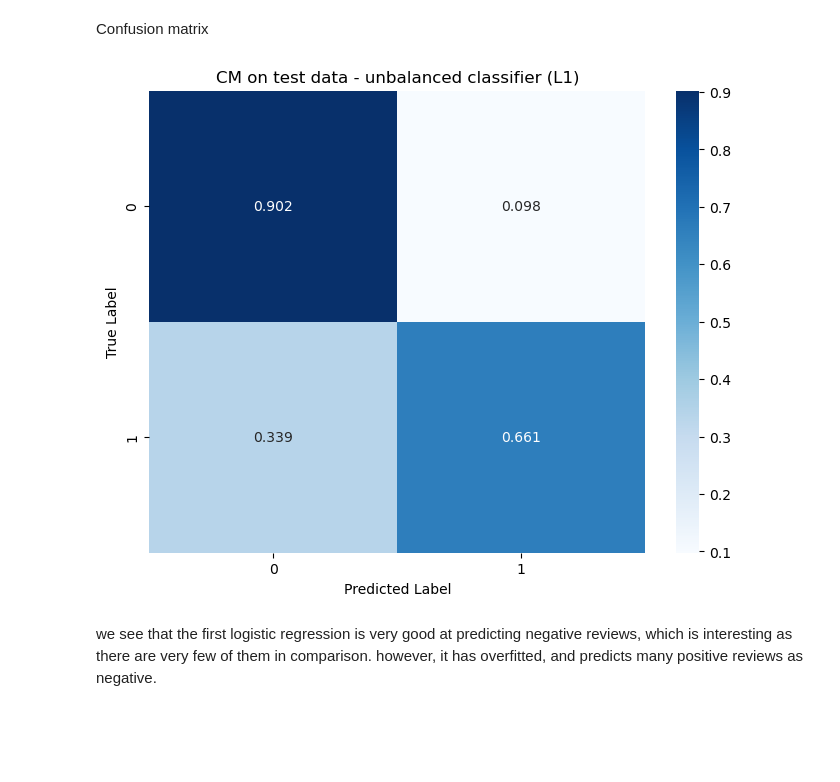
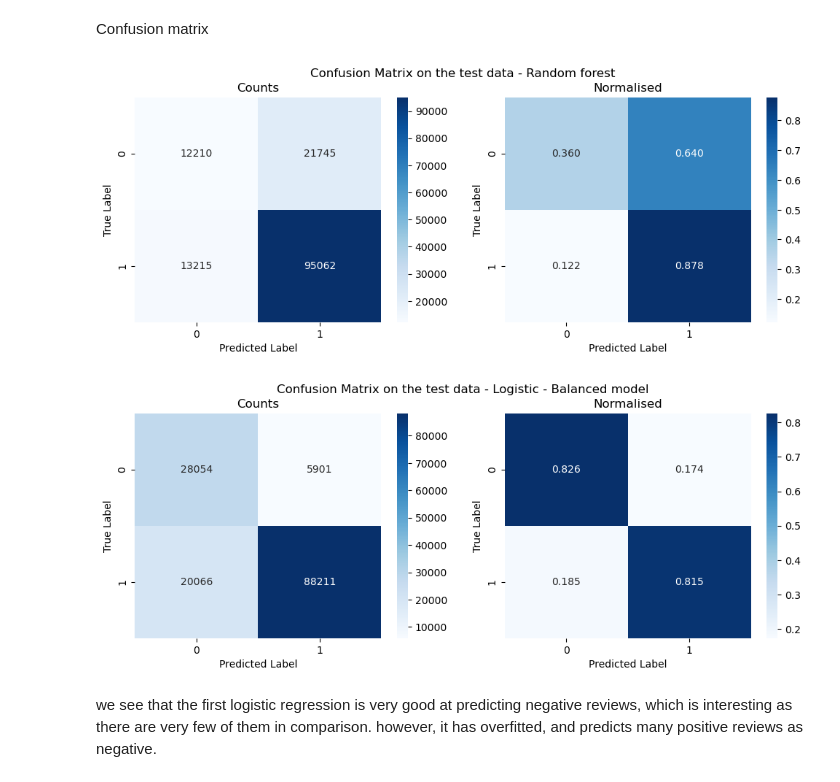
Before and after one commit to 0smee/nlp-capstone, a Jupyter notebook: notebooks/04-logistic-model.ipynb, the cells around one changed output. Saved outputs shown, nothing was run; the diff lists cells and outputs as text; code cells hidden in the pictures; blank space fills up the shorter version.

```diff
--- a/notebooks/04-logistic-model.ipynb
+++ b/notebooks/04-logistic-model.ipynb
@@ -37,0 +51,5 @@ X_train, X_test, y_train, y_test = train_test_split(X, y, test_size=0.2, stratif
+# %%
+X_train_unvec = X_train["reviewText"]
+X_train = X_train[X_train.columns[4:]]
+X_test_unvec = X_test["reviewText"]
+X_test = X_test[X_test.columns[4:]]
@@ -122,8 +127,8 @@ Fitting 5 folds for each of 4 candidates, totalling 20 fits
 fittedgrid.best_estimator_
 # %%
 
-estimators = [('normalise', StandardScaler()),
+estimators = [('vectorize', combined_features),
               ('model', LogisticRegression(C=10,penalty='l1', solver='liblinear',random_state=42))]
 pipe_final = Pipeline(estimators, verbose=True)
-pipe_final.fit(X_train, y_train)
+pipe_final.fit(X_train_unvec, y_train)
 # %% [output]
@@ -175,5 +206,5 @@ log_clas = pipe_final[-1]
 log_clas_bal = pipe_final_bal[-1]
 # %%
 # predictions for unbalanced
-y_pred_train = pipe_final.predict(X_train_transformed)
-y_pred_test = pipe_final.predict(X_test_transformed)
+y_pred_train = pipe_final.predict(X_train_unvec)
+y_pred_test = pipe_final.predict(X_test_unvec)
@@ -317,7 +367,7 @@ We see that both in the positive and negative reviews the same words appear, alt
 Confusion matrix
 # %%
 # unbalanced
-cm = confusion_matrix(y_test, y_pred_test, normalize="true")
-cm_count = confusion_matrix(y_test, y_pred_test)
+cm = confusion_matrix(y_test, y_pred_test)
+cm_norm = confusion_matrix(y_test, y_pred_test , normalize="true")
 # %%
 # balanced
@@ -326,11 +376,34 @@ cm_bal_count = confusion_matrix(y_test, y_pred_test_bal)
 # %%
-plt.figure(figsize=(8, 6))
-sns.heatmap(cm, annot=True, fmt=".3f", cmap="Blues")
+plt.subplots(1,2, figsize=(12, 4))
+plt.subplot(1,2,1)
+sns.heatmap(cm, annot=True, fmt="d", cmap="Blues")
 plt.xlabel("Predicted Label")
 plt.ylabel("True Label")
-plt.title("CM on test data - unbalanced classifier (L1)")
+plt.title("Counts")
+plt.subplot(1,2,2)
+sns.heatmap(cm_norm, annot=True, fmt=".3f", cmap="Blues")
+plt.xlabel("Predicted Label")
+plt.ylabel("True Label")
+plt.title("Normalised")
+plt.suptitle("Confusion Matrix on the test data - Random forest")
 plt.show()
 # %% [output]
-[figure, old version]
+[figure, new version]
+# %%
+plt.subplots(1,2, figsize=(12, 4))
+plt.subplot(1,2,1)
+sns.heatmap(cm_bal, annot=True, fmt="d", cmap="Blues")
+plt.xlabel("Predicted Label")
+plt.ylabel("True Label")
+plt.title("Counts")
+plt.subplot(1,2,2)
+sns.heatmap(cm_bal_norm, annot=True, fmt=".3f", cmap="Blues")
+plt.xlabel("Predicted Label")
+plt.ylabel("True Label")
+plt.title("Normalised")
+plt.suptitle("Confusion Matrix on the test data - Logistic - Balanced model")
+plt.show()
+# %% [output]
+[figure, added]
 # %% [markdown]
 we see that the first logistic regression is very good at predicting negative reviews, which is interesting as there are very few of them in comparison. however, it has overfitted, and predicts many positive reviews as negative.
```
Also changed, not shown: parts of 54 cells of this notebook, 4 other files.
